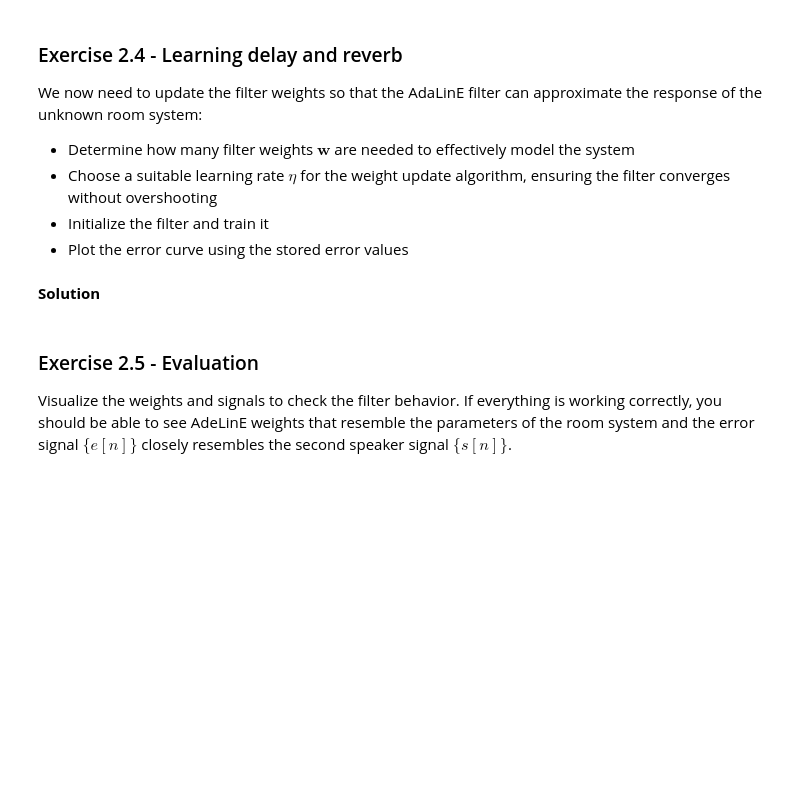
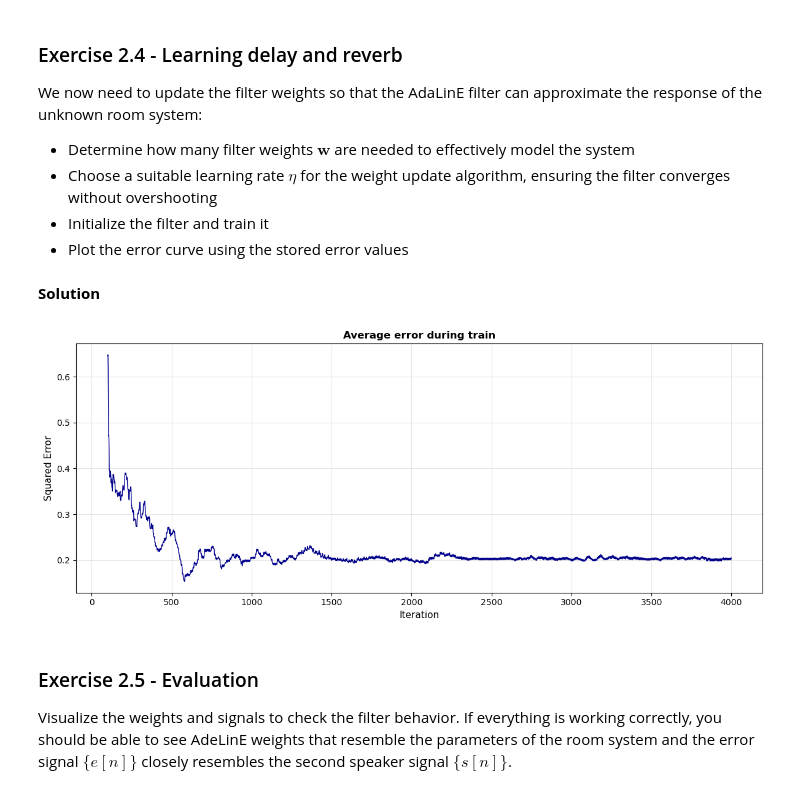
Before and after one commit to HailemariamMersha/Deep_learning, a Jupyter notebook: homework_3/homework 3.ipynb, the cells around one changed output. Cells and saved outputs as stored; diff of their text form; code cells hidden in the pictures; blank space fills up the shorter version.

```diff
--- a/homework_3/homework 3.ipynb
+++ b/homework_3/homework 3.ipynb
@@ -410,6 +580,32 @@ duration = 0.5  # seconds
 t = np.linspace(0, duration, int(fs * duration)) # Time interval
 # %% [markdown]
 **Solution**
+# %%
+# Signals parameters
+fs = 8000  # Hz
+duration = 0.5  # seconds
+t = np.linspace(0, duration, int(fs * duration), endpoint=False)  # Time vector
+
+# x[n]: square wave at 1000 Hz
+fx = 1000
+x = signal.square(2 * np.pi * fx * t).astype(np.float32)  # amplitude in [-1,1]
+
+# s[n]: sine at 554 Hz with slightly lower amplitude
+fs2 = 554
+s = 0.6 * np.sin(2 * np.pi * fs2 * t).astype(np.float32)
+
+# Room system: delay=4, reverb=6
+room = Room(delay_samples=4, reverb_samples=6)
+a = room.room_effect(x).reshape(-1)
+
+# Ensure a matches s length
+N = min(len(a), len(s))
+a = a[:N]
+x = x[:N]
+s = s[:N]
+
+# Target y = a + s
+y = (a + s).astype(np.float32)
 # %% [markdown]
 ### Exercise 2.4 - Learning delay and reverb
 We now need to update the filter weights so that the AdaLinE filter can approximate the response of the unknown room system:
@@ -441,6 +637,19 @@ def plot_error_curve(errors):
     plt.show()
 # %% [markdown]
 **Solution**
+# %%
+# Choose filter length to match room parameters (good practice for system ID)
+M = len(room.room_parameters())
+# LMS stability roughly requires η < 1 / (M * Px); start small
+eta = 0.01
+
+adaline = ADALINE(M=M, eta=eta)
+adaline.train(x, y)
+
+# Plot error curve
+plot_error_curve(adaline.errors)
+# %% [output]
+[figure, added]
 # %% [markdown]
 ### Exercise 2.5 - Evaluation
 Visualize the weights and signals to check the filter behavior. If everything is working correctly, you should be able to see AdeLinE weights that resemble the parameters of the room system and the error signal $\{e[n]\}$ closely resembles the second speaker signal $\{s[n]\}$.
```
Also changed, not shown: parts of 10 cells of this notebook, 4 other files.
